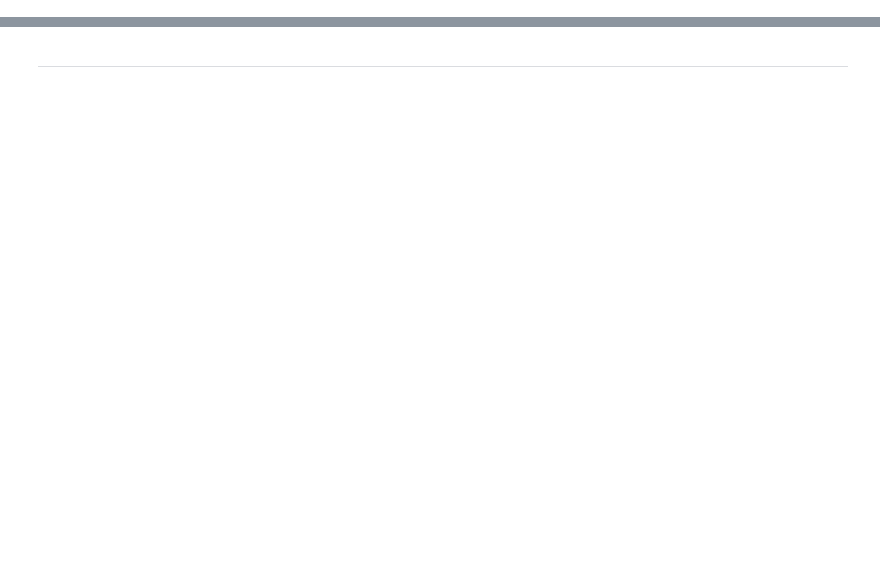
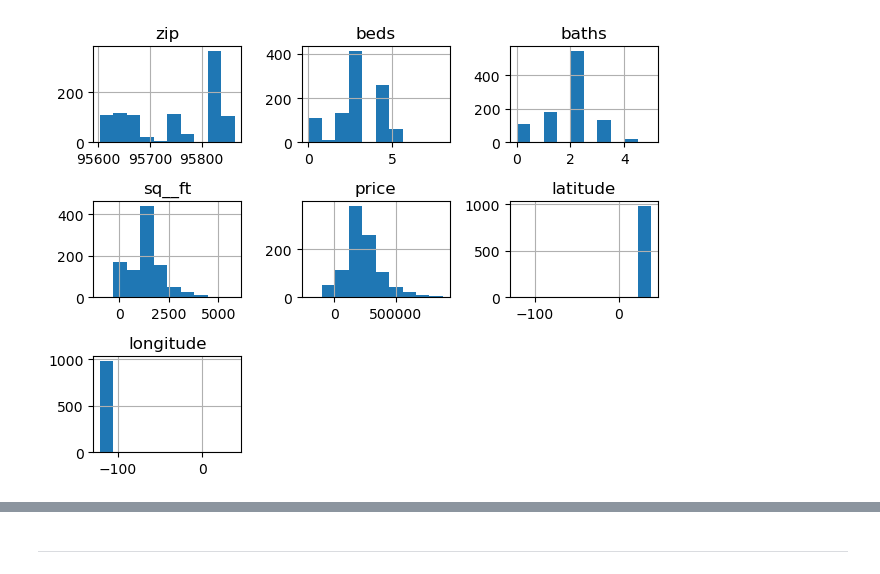
Before and after one commit to jjaytiya/-Sacramento-Real-Estate-Data, a Jupyter notebook: starter-code.ipynb, the cells around one changed output, grey strips where cells are left out. Cells and saved outputs as stored; diff of their text form; code cells hidden in the pictures; blank space fills up the shorter version.

```diff
--- a/starter-code.ipynb
+++ b/starter-code.ipynb
@@ -383,0 +24,2 @@ Name: sales, Length: 200, dtype: float64
+# %%
+sacramento = pd.read_csv ('datasets/sacramento_real_estate_transactions.csv')
@@ -383,0 +93,9 @@ Name: sales, Length: 200, dtype: float64
+# %%
+# Let's hist help to get the overview of the skews
+sacramento.hist();
+plt.tight_layout()
+
+# What the hist tell us...
+# There is 0 beds, 0 baths, 0 sqft, 0 and negative price
+# %% [output]
+[figure, added]
```
Also changed, not shown: parts of 160 cells of this notebook.
